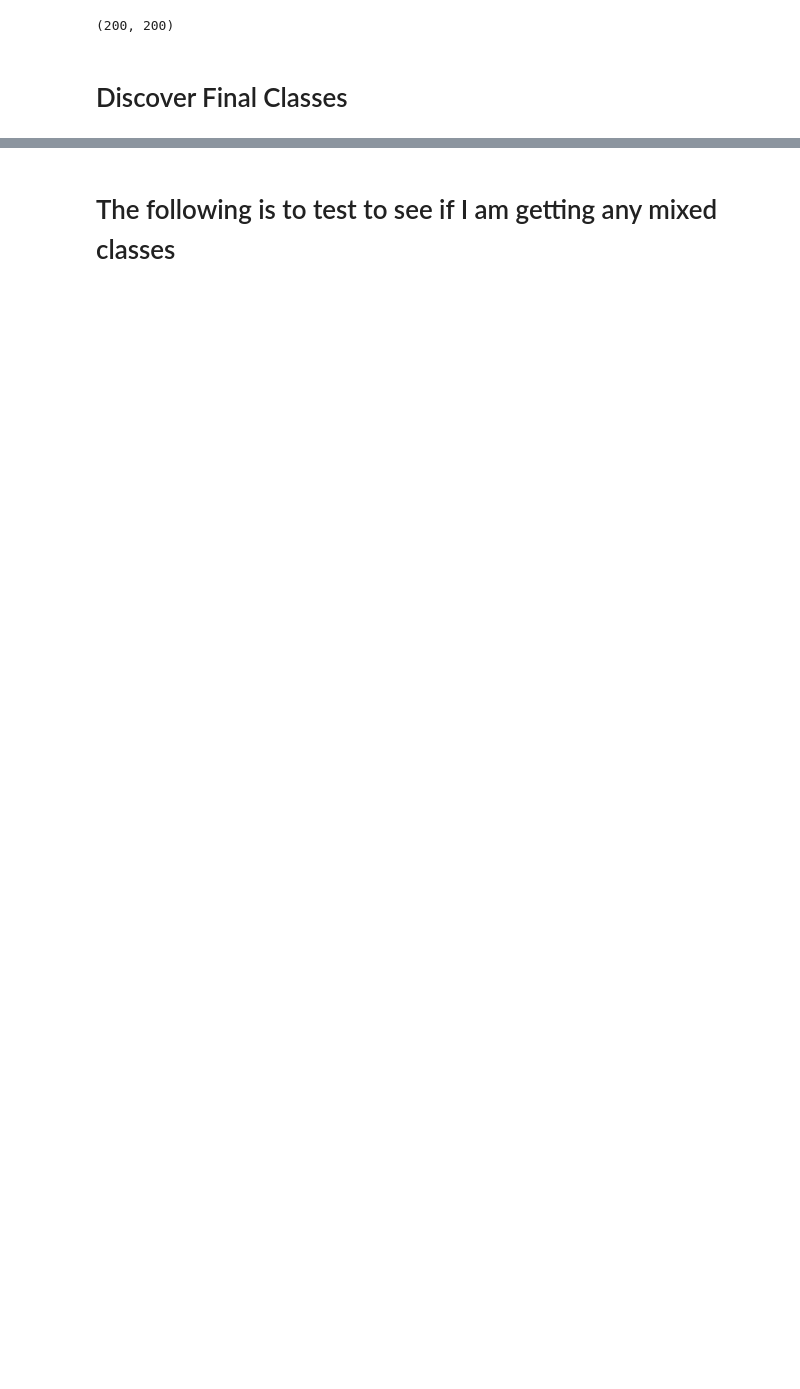
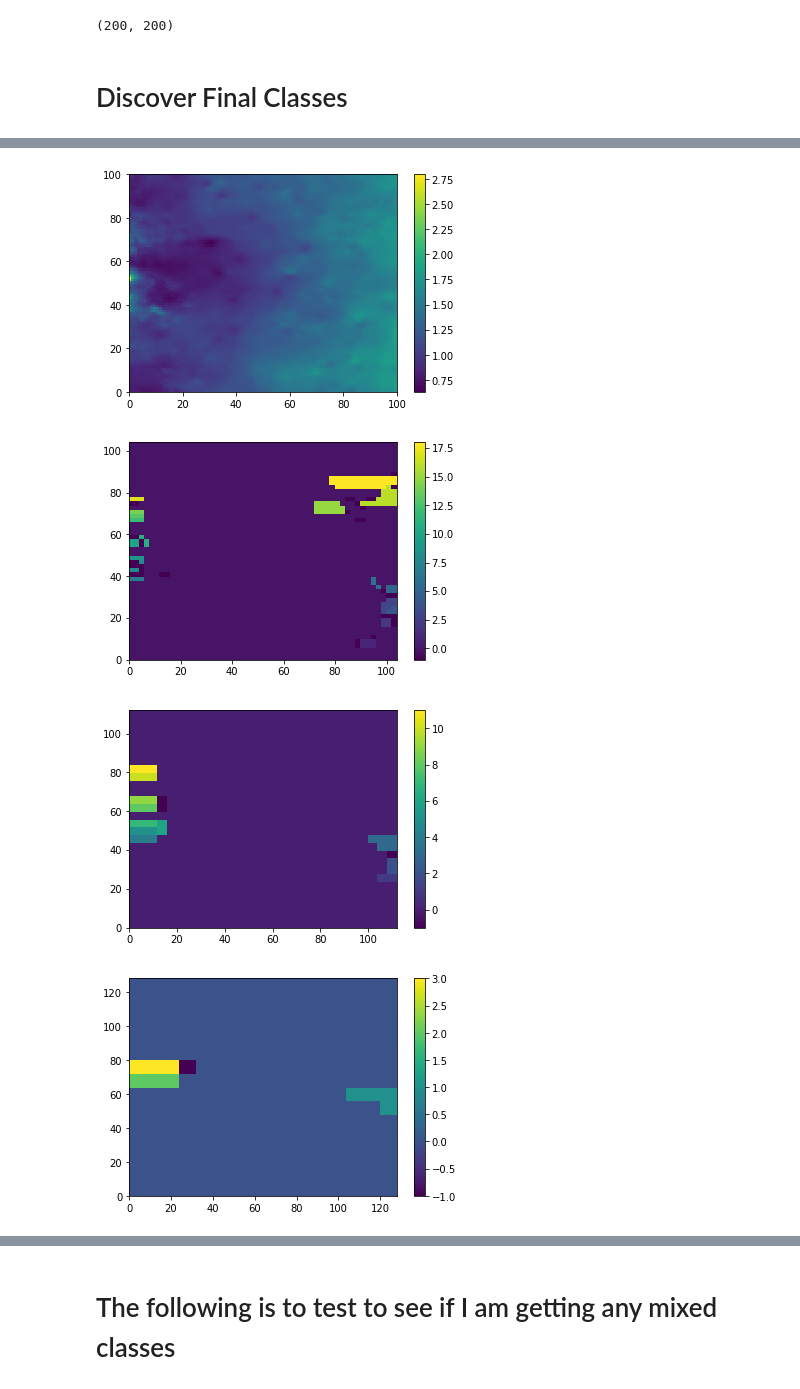
Before and after one commit to derekdesantis/climate, a Jupyter notebook: Multi_Wavelet_Cluster.ipynb, the cells around one changed output, grey strips where cells are left out. Cells and saved outputs as stored; diff of their text form; code cells hidden in the pictures; blank space fills up the shorter version.

```diff
--- a/Multi_Wavelet_Cluster.ipynb
+++ b/Multi_Wavelet_Cluster.ipynb
@@ -353,0 +608,15 @@ nan
+# %%
+#Plot the different levels of classification verses the historical average:
+plt.figure(-1)
+p = plt.pcolormesh(ds2.Prec.mean('time').data)
+plt.colorbar(p)
+
+for i in range(0,max_level):
+    plt.figure(i)
+    p = plt.pcolormesh(Prec_classes[i])
+    plt.colorbar(p)
+# %% [output]
+[figure, added]
+[figure, added]
+[figure, added]
+[figure, added]
```
Also changed, not shown: parts of 72 cells of this notebook, 4 other files.
